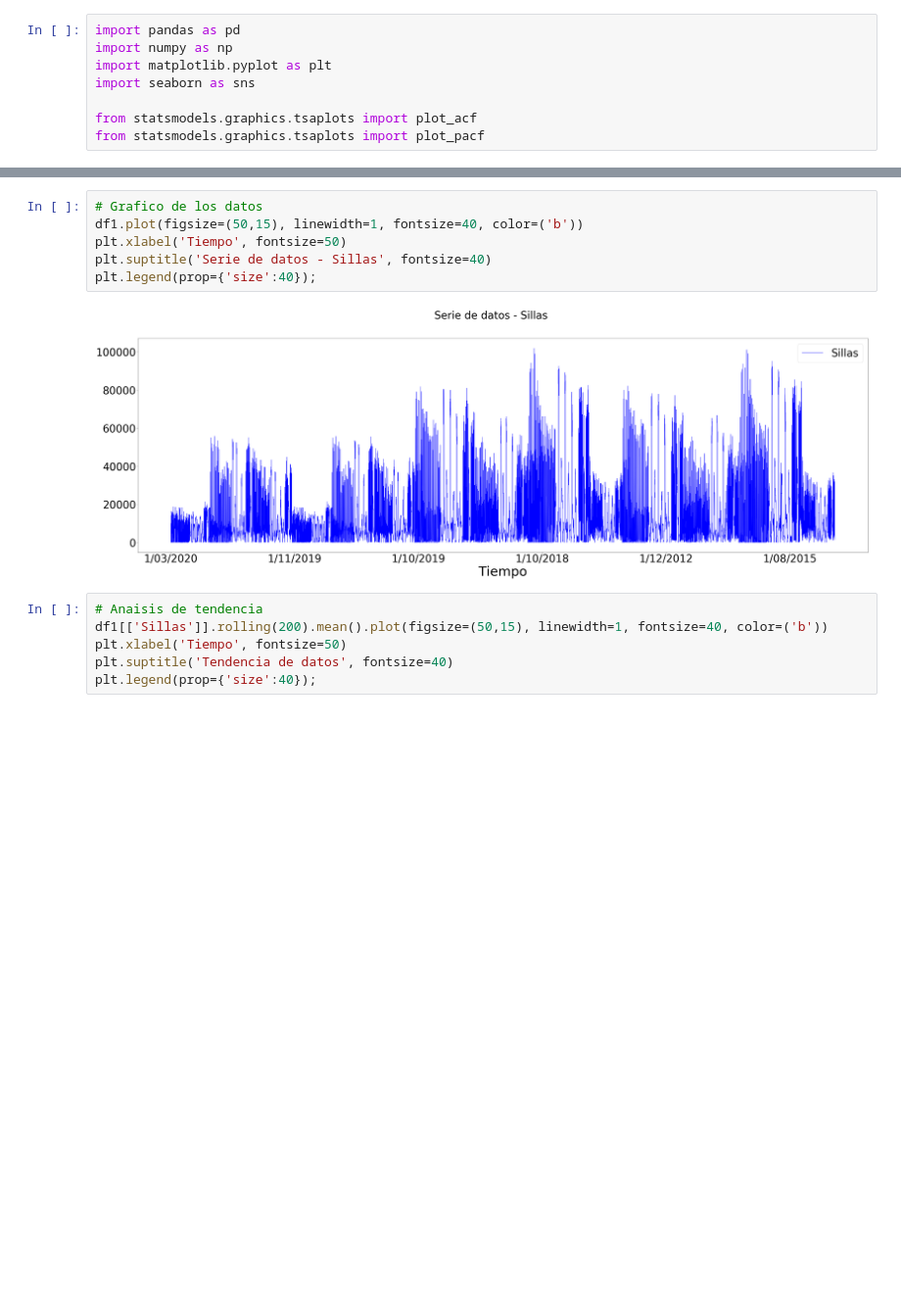
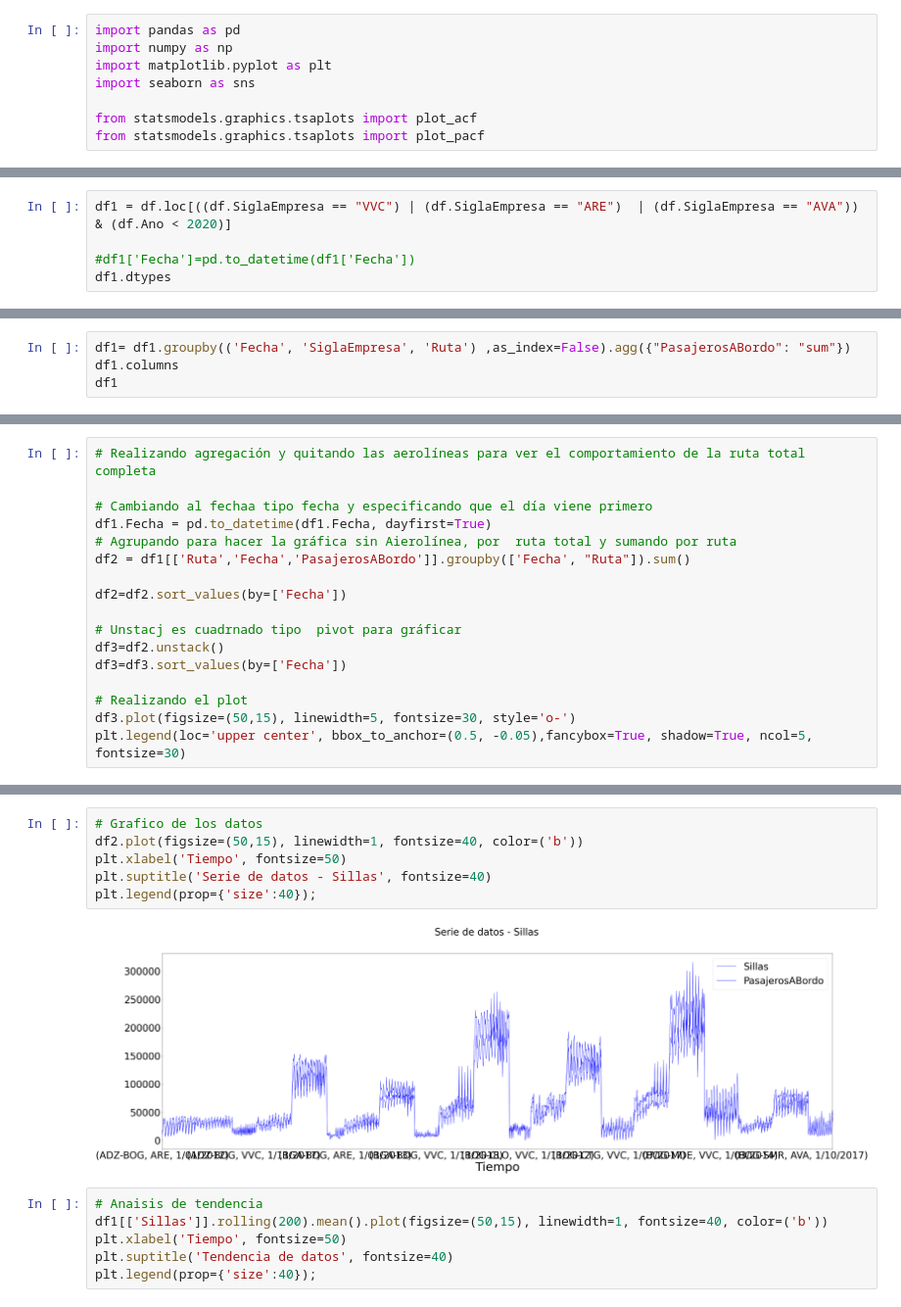
Before and after one commit to dcrojasa/EjerciciosModelosAvanzados1, a Jupyter notebook: Proyecto.ipynb, the cells around one changed output, grey strips where cells are left out. Shown at 98% size. Cells and saved outputs as stored; diff of their text form; blank space fills up the shorter version.

```diff
--- a/Proyecto.ipynb
+++ b/Proyecto.ipynb
@@ -33,0 +98,5 @@ df1.head()
+# %%
+df1 = df.loc[((df.SiglaEmpresa == "VVC") | (df.SiglaEmpresa == "ARE")  | (df.SiglaEmpresa == "AVA")) & (df.Ano < 2020)]
+
+#df1['Fecha']=pd.to_datetime(df1['Fecha'])
+df1.dtypes
@@ -33,0 +127,4 @@ df1.head()
+# %%
+df1= df1.groupby(('Fecha', 'SiglaEmpresa', 'Ruta') ,as_index=False).agg({"PasajerosABordo": "sum"})
+df1.columns
+df1
@@ -33,0 +147,17 @@ df1.head()
+# %%
+# Realizando agregación y quitando las aerolíneas para ver el comportamiento de la ruta total completa
+
+# Cambiando al fechaa tipo fecha y especificando que el día viene primero
+df1.Fecha = pd.to_datetime(df1.Fecha, dayfirst=True)
+# Agrupando para hacer la gráfica sin Aierolínea, por  ruta total y sumando por ruta
+df2 = df1[['Ruta','Fecha','PasajerosABordo']].groupby(['Fecha', "Ruta"]).sum()
+
+df2=df2.sort_values(by=['Fecha'])
+
+# Unstacj es cuadrnado tipo  pivot para gráficar
+df3=df2.unstack()
+df3=df3.sort_values(by=['Fecha'])
+
+# Realizando el plot
+df3.plot(figsize=(50,15), linewidth=5, fontsize=30, style='o-')
+plt.legend(loc='upper center', bbox_to_anchor=(0.5, -0.05),fancybox=True, shadow=True, ncol=5, fontsize=30)
@@ -34,11 +225,11 @@ df1.head()
 # %%
 # Grafico de los datos
-df1.plot(figsize=(50,15), linewidth=1, fontsize=40, color=('b'))
+df2.plot(figsize=(50,15), linewidth=1, fontsize=40, color=('b'))
 plt.xlabel('Tiempo', fontsize=50)
 plt.suptitle('Serie de datos - Sillas', fontsize=40)
 plt.legend(prop={'size':40});
 # %% [output]
-[figure, old version]
+[figure, new version]
 # %%
 # Anaisis de tendencia
 df1[['Sillas']].rolling(200).mean().plot(figsize=(50,15), linewidth=1, fontsize=40, color=('b'))
```
Also changed, not shown: parts of 22 cells of this notebook.
